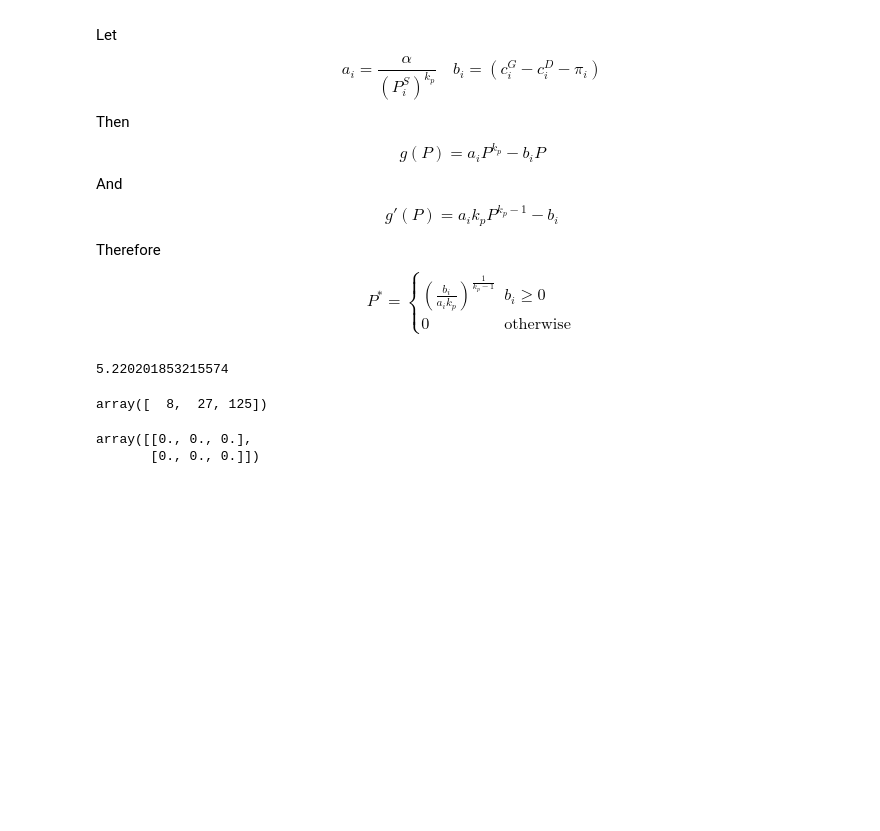
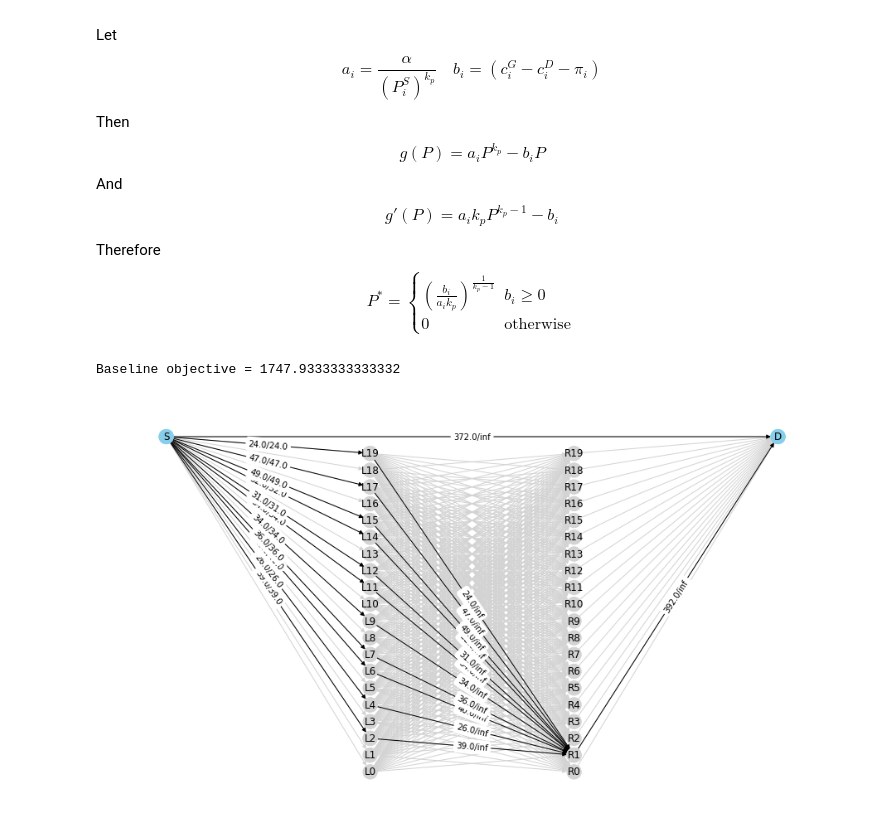
Before and after one commit to youlei202/research-Battery-MEC, a Jupyter notebook: simulation.ipynb, the cells around one changed output. Cells and saved outputs as stored; diff of their text form; code cells hidden in the pictures; blank space fills up the shorter version.

```diff
--- a/simulation.ipynb
+++ b/simulation.ipynb
@@ -135,13 +88,33 @@ subproblem_2 = DischargingProblem(alpha=1, Ps=4, kp=3, cG=10, cD=1, pi=2)
-# %%
-subproblem_2.solve()
-# %% [output]
-5.220201853215574
-# %%
-np.array([2,3,5]) ** 3
-# %% [output]
-array([  8,  27, 125])
-# %%
-np.zeros((2,3))
-# %% [output]
-array([[0., 0., 0.],
-       [0., 0., 0.]])
+# %%
+N = 20
+
+lam = np.random.uniform(low=20, high=50, size=N).round()
+mu = np.random.uniform(low=1, high=5, size=N).round()
+p = np.ones(N)
+cG = np.ones(N)
+cD = np.ones(N) / 3
+C = np.ones((N,N)) / 5
+alpha = 0.2
+kp = 2
+pS = np.ones(N) * 50
+# %%
+from src.optimization import Problem
+problem = Problem(alpha=alpha, kp=kp, lam=lam, mu=mu, p=p, cG=cG, cD=cD, pS=pS, C=C)
+# %%
+weights_baseline = np.zeros((N, N))
+for i in range(N):
+    for j in range(N):
+        weights_baseline[i][j] = (p[j]*cG[j]/mu[j]  + C[i][j] - p[i]*cG[i]/mu[i])
+
+baseline_problem = NetworkFlowProblem(arrival_rates=lam, weights = weights_baseline)
+min_cost, _ = baseline_problem.solve()
+baseline_problem.visualize_flow()
+X_baseline = baseline_problem.X
+pD_baseline = np.zeros(N)
+
+obj_baseline = problem._objective_function(pD=pD_baseline, X=X_baseline)
+
+print(f'Baseline objective = {obj_baseline}')
+# %% [output]
+Baseline objective = 1747.9333333333332
+[figure, added]
```
Also changed, not shown: parts of 11 cells of this notebook, 2 other files.
